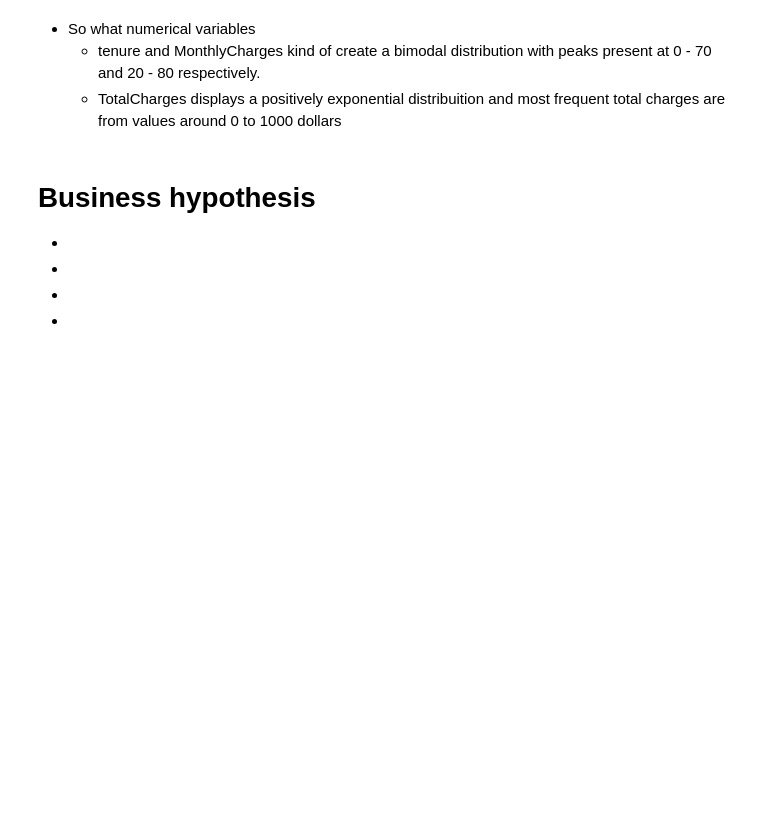
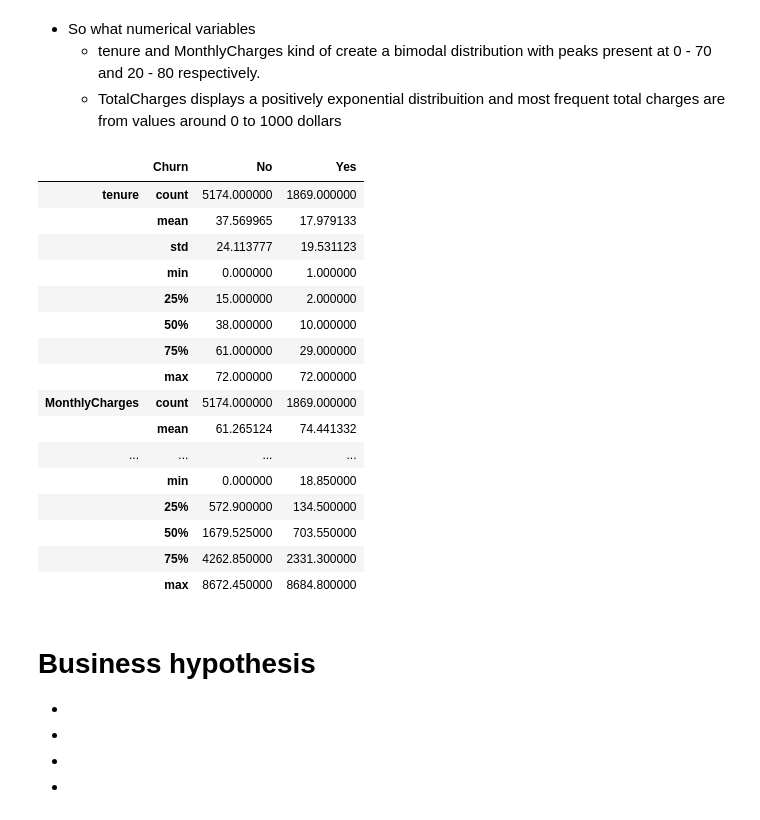
Before and after one commit to Eric-Oliveira-ds/Telco-Customer-Churn, a Jupyter notebook: notebook/EDA.ipynb, the cells around one changed output. Saved outputs shown, nothing was run; the diff lists cells and outputs as text; code cells hidden in the pictures; blank space fills up the shorter version.

```diff
--- a/notebook/EDA.ipynb
+++ b/notebook/EDA.ipynb
@@ -63,7 +63,7 @@ from cramer_v_analysis import cramers_V
 # get dataset by Telco SA customer churn
 
 # path to read specific csv data
-path = r'C:\Users\erico\OneDrive\Documentos\Projeto Churn\Telco-Customer-Churn\data\WA_Fn-UseC_-Telco-Customer-Churn.csv'
+path = r'C:\Users\erico\Documents\projeto-churn\Telco-Customer-Churn\data\WA_Fn-UseC_-Telco-Customer-Churn.csv'
 
 df = read_data(path)
 
@@ -474,5 +469,24 @@ plt.show();
 # %%
 # Perform numerical features vs target (Churn)
+df2.groupby(['Churn'])['tenure','MonthlyCharges','TotalCharges'].describe().T
+# %% [output]
+|  | Churn | No | Yes |
+| tenure | count | 5174.000000 | 1869.000000 |
+|  | mean | 37.569965 | 17.979133 |
+|  | std | 24.113777 | 19.531123 |
+|  | min | 0.000000 | 1.000000 |
+|  | 25% | 15.000000 | 2.000000 |
+|  | 50% | 38.000000 | 10.000000 |
+|  | 75% | 61.000000 | 29.000000 |
+|  | max | 72.000000 | 72.000000 |
+| MonthlyCharges | count | 5174.000000 | 1869.000000 |
+|  | mean | 61.265124 | 74.441332 |
+| ... | ... | ... | ... |
+|  | min | 0.000000 | 18.850000 |
+|  | 25% | 572.900000 | 134.500000 |
+|  | 50% | 1679.525000 | 703.550000 |
+|  | 75% | 4262.850000 | 2331.300000 |
+|  | max | 8672.450000 | 8684.800000 |
 # %% [markdown]
 # Business hypothesis
 
```
Also changed, not shown: parts of 4 cells of this notebook, 4 other files.
